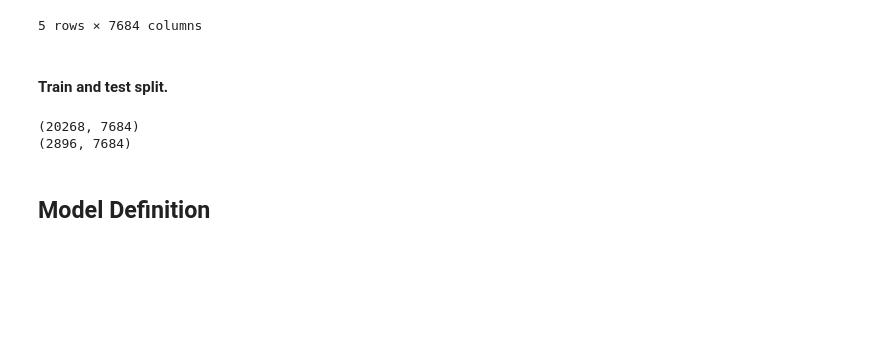
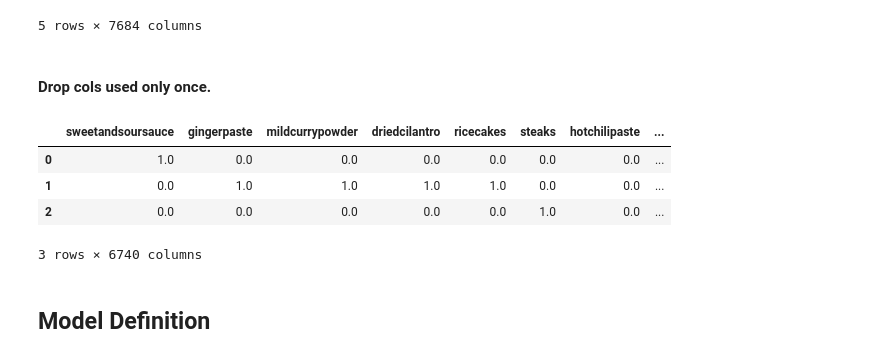
Before and after one commit to rcmoynihan/gandon-ramsay, a Jupyter notebook: ingredients/ingredients_model.ipynb, the cells around one changed output. Drawn from its saved outputs; the diff is of its cells as text; code cells hidden in the pictures; blank space fills up the shorter version.

```diff
--- a/ingredients/ingredients_model.ipynb
+++ b/ingredients/ingredients_model.ipynb
@@ -39,19 +39,18 @@ df.head()
 | 3 | 0.0 | 0.0 | 0.0 | 0.0 | 0.0 | 0.0 | 0.0 | 0.0 | ... |
 | 4 | 0.0 | 0.0 | 0.0 | 0.0 | 0.0 | 0.0 | 0.0 | 0.0 | ... |
 5 rows × 7684 columns
-# %% [markdown]
-#### Train and test split.
-# %%
-from sklearn.model_selection import train_test_split
-
-
-X_train, X_test = train_test_split(df, test_size=0.125, random_state=0)
-
-print(X_train.shape)
-print(X_test.shape)
-# %% [output]
-(20268, 7684)
-(2896, 7684)
+# %% [markdown]
+#### Drop cols used only once.
+# %%
+df = df.drop([col for col, val in df.sum().iteritems() if val > 25], axis=1)
+
+df.head(3)
+# %% [output]
+|  | sweetandsoursauce | gingerpaste | mildcurrypowder | driedcilantro | ricecakes | steaks | hotchilipaste | ... |
+| 0 | 1.0 | 0.0 | 0.0 | 0.0 | 0.0 | 0.0 | 0.0 | ... |
+| 1 | 0.0 | 1.0 | 1.0 | 1.0 | 1.0 | 0.0 | 0.0 | ... |
+| 2 | 0.0 | 0.0 | 0.0 | 0.0 | 0.0 | 1.0 | 0.0 | ... |
+3 rows × 6740 columns
 # %% [markdown]
 ## Model Definition
 # %% [markdown]
```
Also changed, not shown: parts of 4 cells of this notebook, 4 other files.
